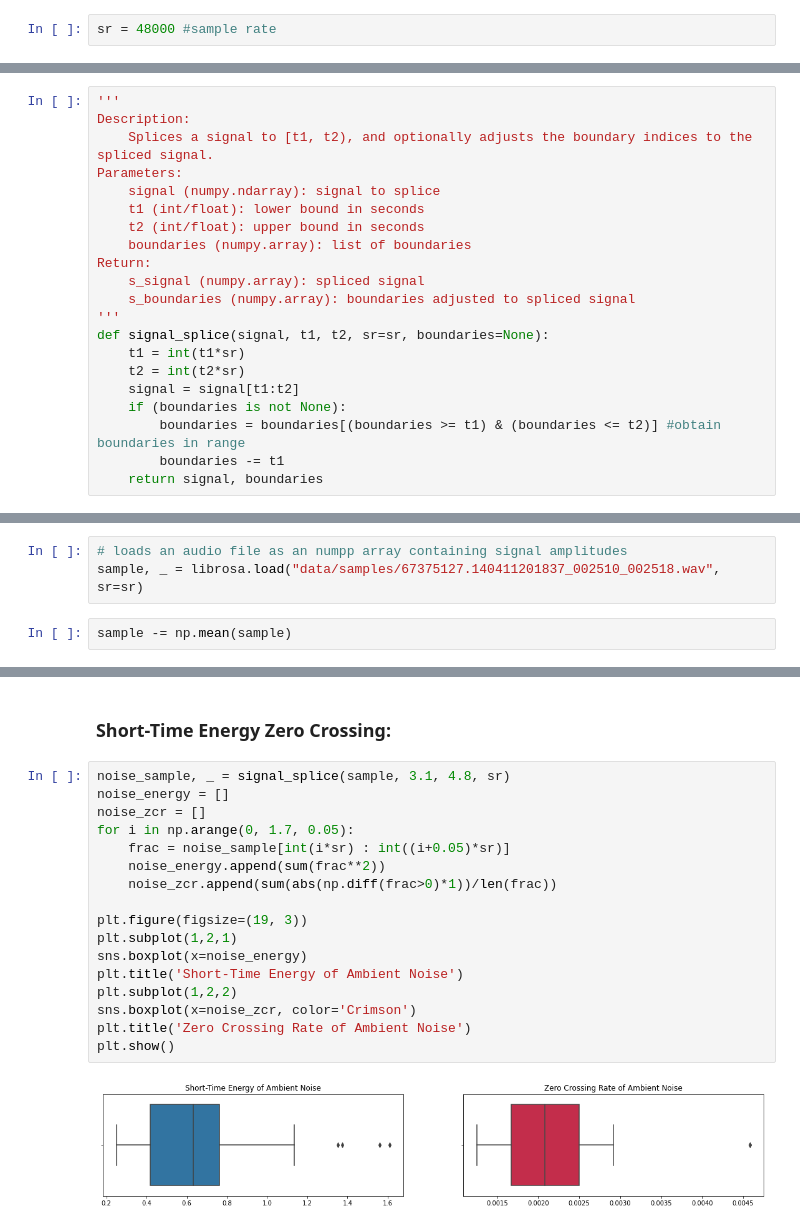
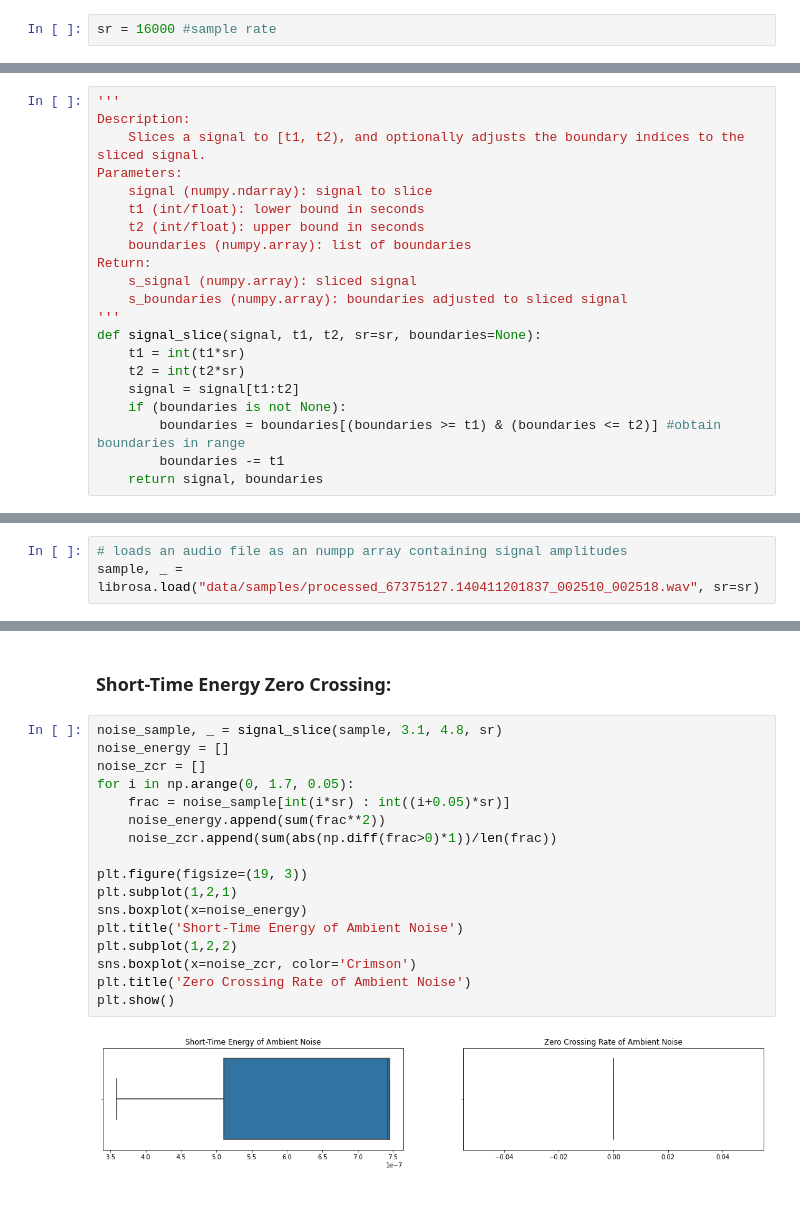
Before and after one commit to vkoil/pempheris-adspersa-alphabetisation, a Jupyter notebook: segmentation.ipynb, the cells around one changed output, grey strips where cells are left out. Drawn from its saved outputs; the diff is of its cells as text; blank space fills up the shorter version.

Commit message:
added conditioning routine for raw data

```diff
--- a/segmentation.ipynb
+++ b/segmentation.ipynb
@@ -12,7 +15,7 @@ from scipy import signal
 # %% [markdown]
 ## Control Parameters:
 # %%
-sr = 48000 #sample rate
+sr = 16000 #sample rate
 # %% [markdown]
 ## Helper functions:
 # %%
@@ -34,17 +38,17 @@ def plot_boundaries_on_signal(signal, boundaries, sr):
 # %%
 '''
 Description:
-    Splices a signal to [t1, t2), and optionally adjusts the boundary indices to the spliced signal.
+    Slices a signal to [t1, t2), and optionally adjusts the boundary indices to the sliced signal.
 Parameters:
-    signal (numpy.ndarray): signal to splice
+    signal (numpy.ndarray): signal to slice
     t1 (int/float): lower bound in seconds
     t2 (int/float): upper bound in seconds
     boundaries (numpy.array): list of boundaries
 Return:
-    s_signal (numpy.array): spliced signal
-    s_boundaries (numpy.array): boundaries adjusted to spliced signal
+    s_signal (numpy.array): sliced signal
+    s_boundaries (numpy.array): boundaries adjusted to sliced signal
 '''
-def signal_splice(signal, t1, t2, sr=sr, boundaries=None):
+def signal_slice(signal, t1, t2, sr=sr, boundaries=None):
     t1 = int(t1*sr)
     t2 = int(t2*sr)
     signal = signal[t1:t2]
@@ -170,9 +175,7 @@ def energy_zcr_vad(signal, window_size, overlap, min_separation=0.1, segment_dur
 ## Segmentation Analysis:
 # %%
 # loads an audio file as an numpp array containing signal amplitudes
-sample, _ = librosa.load("data/samples/67375127.140411201837_002510_002518.wav", sr=sr)
+sample, _ = librosa.load("data/samples/processed_67375127.140411201837_002510_002518.wav", sr=sr)
-# %%
-sample -= np.mean(sample)
 # %% [markdown]
 ### Non-Linear Energy Operator:
 # %%
@@ -195,24 +197,24 @@ plot_boundaries_on_signal(subsig_nleo, subbounds_nleo, sr)
 # %% [markdown]
 ### Short-Time Energy Zero Crossing:
 # %%
-noise_sample, _ = signal_splice(sample, 3.1, 4.8, sr)
+noise_sample, _ = signal_slice(sample, 3.1, 4.8, sr)
 noise_energy = []
 noise_zcr = []
 for i in np.arange(0, 1.7, 0.05):
     frac = noise_sample[int(i*sr) : int((i+0.05)*sr)]
     noise_energy.append(sum(frac**2))
     noise_zcr.append(sum(abs(np.diff(frac>0)*1))/len(frac))
 
 plt.figure(figsize=(19, 3))
 plt.subplot(1,2,1)
 sns.boxplot(x=noise_energy)
 plt.title('Short-Time Energy of Ambient Noise')
 plt.subplot(1,2,2)
 sns.boxplot(x=noise_zcr, color='Crimson')
 plt.title('Zero Crossing Rate of Ambient Noise')
 plt.show()
 # %% [output]
-[figure, old version]
+[figure, new version]
 # %%
 click_energy = []
 click_zcr = []
```
Also changed, not shown: parts of 10 cells of this notebook, 1 other file.
